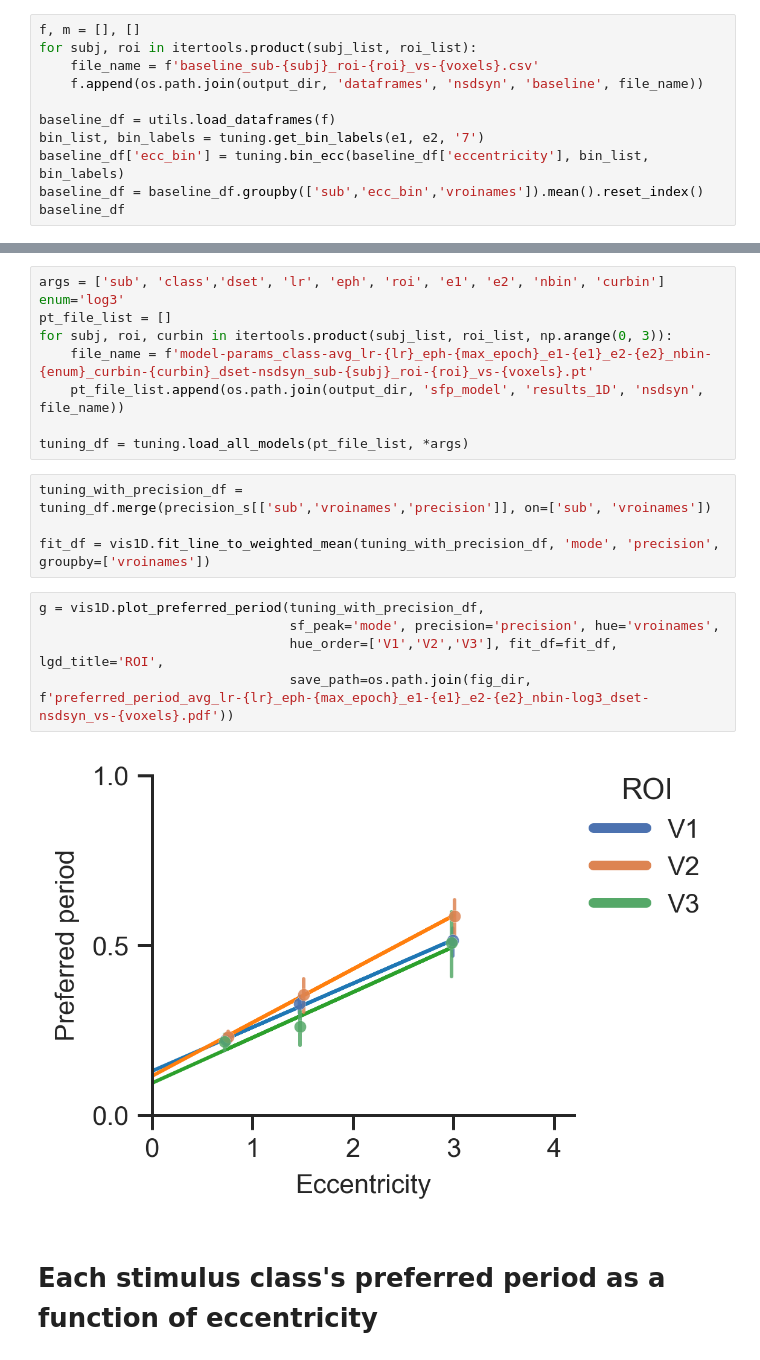
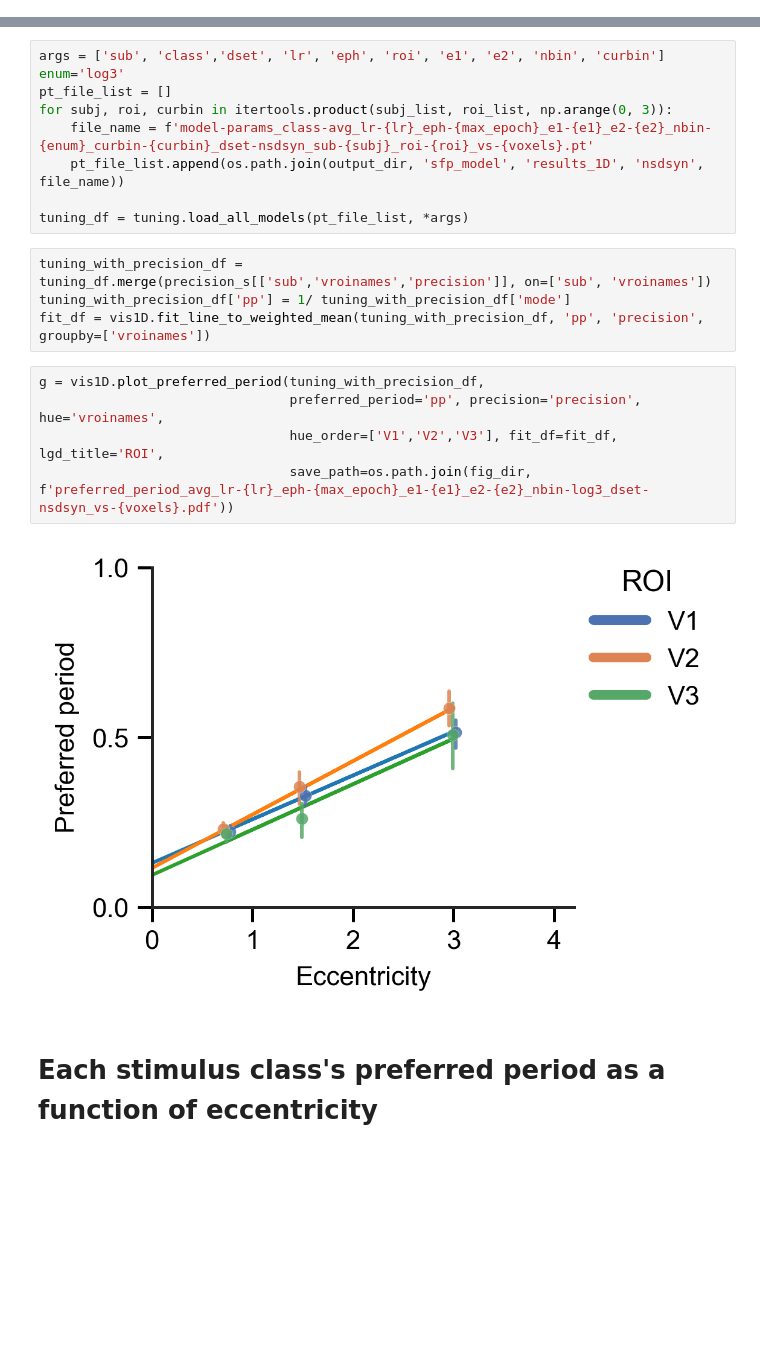
Before and after one commit to JiyeongHa/Spatial-Frequency-Preference_NSDsyn, a Jupyter notebook: notebooks/2-tuning-curves.ipynb, the cells around one changed output, grey strips where cells are left out. Saved outputs shown, nothing was run; the diff lists cells and outputs as text; blank space fills up the shorter version.

```diff
--- a/notebooks/2-tuning-curves.ipynb
+++ b/notebooks/2-tuning-curves.ipynb
@@ -161,14 +161,3 @@ vis1D.plot_sf_curves(df=tmp_subj_df, x='local_sf', y='betas', hue='ecc_bin',
                      save_path=fig_name)
 # %% [output]
 [figure]
-# %%
-f, m = [], []
-for subj, roi in itertools.product(subj_list, roi_list):
-    file_name = f'baseline_sub-{subj}_roi-{roi}_vs-{voxels}.csv'
-    f.append(os.path.join(output_dir, 'dataframes', 'nsdsyn', 'baseline', file_name))
-
-baseline_df = utils.load_dataframes(f)
-bin_list, bin_labels = tuning.get_bin_labels(e1, e2, '7')
-baseline_df['ecc_bin'] = tuning.bin_ecc(baseline_df['eccentricity'], bin_list, bin_labels)
-baseline_df = baseline_df.groupby(['sub','ecc_bin','vroinames']).mean().reset_index()
-baseline_df
@@ -246,15 +189,15 @@ for subj, roi, curbin in itertools.product(subj_list, roi_list, np.arange(0, 3))
 tuning_df = tuning.load_all_models(pt_file_list, *args)
 # %%
 tuning_with_precision_df = tuning_df.merge(precision_s[['sub','vroinames','precision']], on=['sub', 'vroinames'])
-
-fit_df = vis1D.fit_line_to_weighted_mean(tuning_with_precision_df, 'mode', 'precision', groupby=['vroinames'])
+tuning_with_precision_df['pp'] = 1/ tuning_with_precision_df['mode']
+fit_df = vis1D.fit_line_to_weighted_mean(tuning_with_precision_df, 'pp', 'precision', groupby=['vroinames'])
 # %%
 g = vis1D.plot_preferred_period(tuning_with_precision_df,
-                                sf_peak='mode', precision='precision', hue='vroinames',
+                                preferred_period='pp', precision='precision', hue='vroinames',
                                 hue_order=['V1','V2','V3'], fit_df=fit_df, lgd_title='ROI',
                                 save_path=os.path.join(fig_dir, f'preferred_period_avg_lr-{lr}_eph-{max_epoch}_e1-{e1}_e2-{e2}_nbin-log3_dset-nsdsyn_vs-{voxels}.pdf'))
 # %% [output]
-[figure, old version]
+[figure, new version]
 # %% [markdown]
 # Each stimulus class's preferred period as a function of eccentricity
 # %%
```
Also changed, not shown: parts of 16 cells of this notebook, 2 other files.
